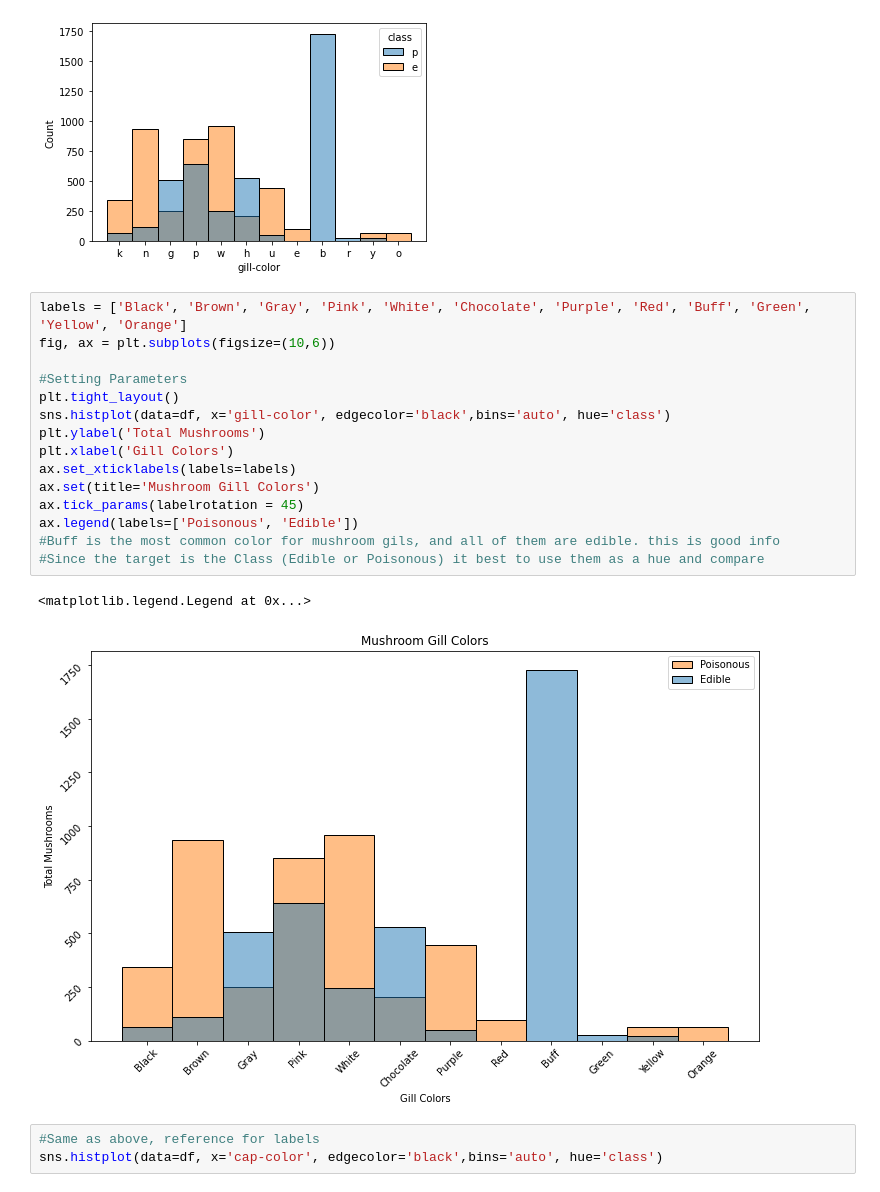
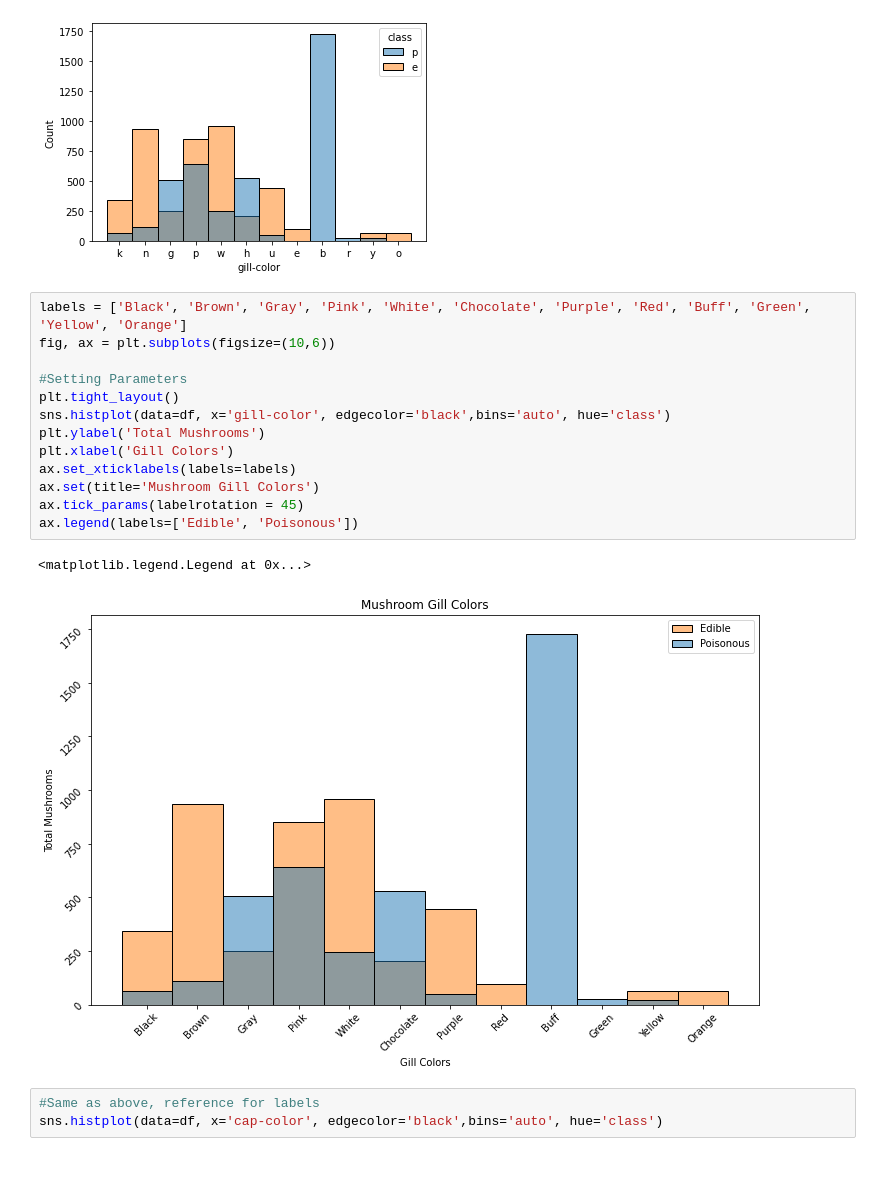
Before and after one commit to Jkhou1000/Mushroom-Classifier, a Jupyter notebook: Mushroom_Project.ipynb, the cells around one changed output. Cells and saved outputs as stored; diff of their text form.

```diff
--- a/Mushroom_Project.ipynb
+++ b/Mushroom_Project.ipynb
@@ -94,21 +94,19 @@ sns.histplot(data=df, x='gill-color', edgecolor='black',bins='auto', hue='class'
 # %%
 labels = ['Black', 'Brown', 'Gray', 'Pink', 'White', 'Chocolate', 'Purple', 'Red', 'Buff', 'Green', 'Yellow', 'Orange']
 fig, ax = plt.subplots(figsize=(10,6))
 
 #Setting Parameters
 plt.tight_layout()
 sns.histplot(data=df, x='gill-color', edgecolor='black',bins='auto', hue='class')
 plt.ylabel('Total Mushrooms')
 plt.xlabel('Gill Colors')
 ax.set_xticklabels(labels=labels)
 ax.set(title='Mushroom Gill Colors')
 ax.tick_params(labelrotation = 45)
-ax.legend(labels=['Poisonous', 'Edible'])
-#Buff is the most common color for mushroom gils, and all of them are edible. this is good info
-#Since the target is the Class (Edible or Poisonous) it best to use them as a hue and compare
+ax.legend(labels=['Edible', 'Poisonous'])
 # %% [output]
 <matplotlib.legend.Legend at 0x...>
-[figure, old version]
+[figure, new version]
 # %%
 #Same as above, reference for labels
 sns.histplot(data=df, x='cap-color', edgecolor='black',bins='auto', hue='class')
```
Also changed, not shown: parts of 38 cells of this notebook.
